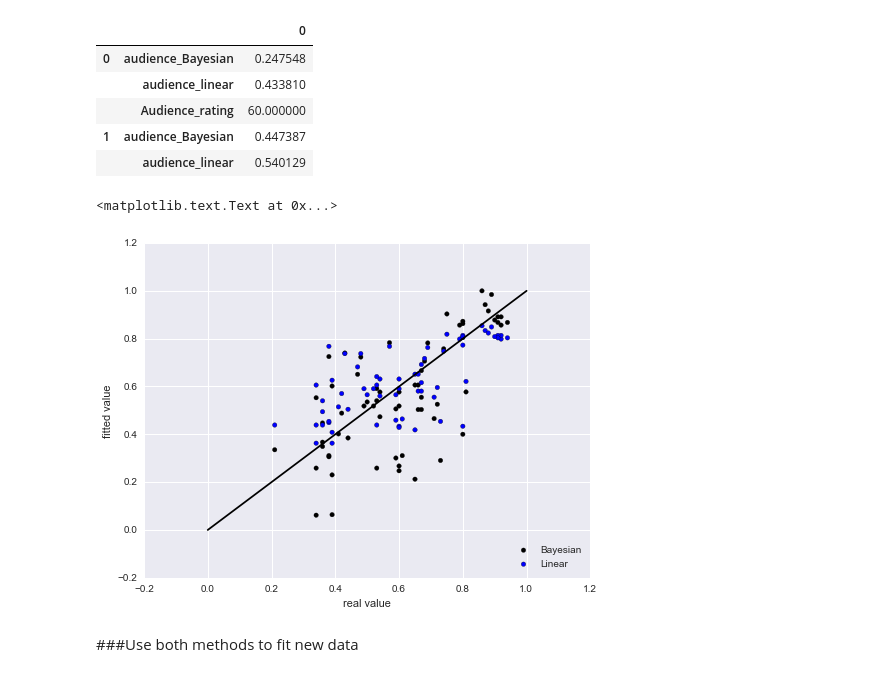
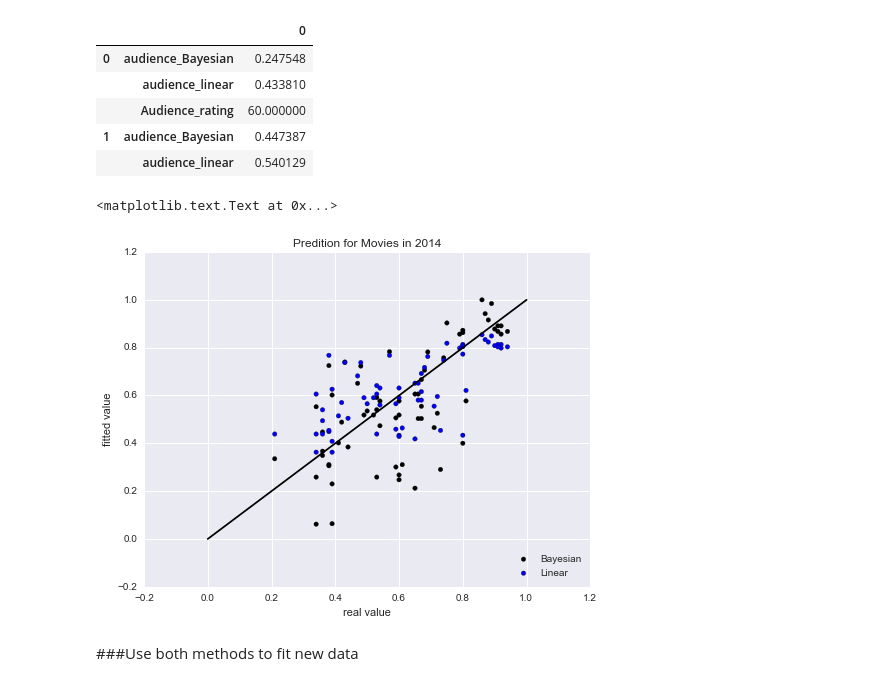
Before and after one commit to lantian2012/DataScience, a Jupyter notebook: Critics_Customer_Rating_Analysis.ipynb, the cells around one changed output. Cells and saved outputs as stored; diff of their text form; code cells hidden in the pictures.

Commit message:
fix plot

```diff
--- a/Critics_Customer_Rating_Analysis.ipynb
+++ b/Critics_Customer_Rating_Analysis.ipynb
@@ -229,14 +229,15 @@ test.head()
 # %%
 plt.figure(figsize=(8, 6), dpi=300)
 bayesian = plt.scatter(NewMovieTable.Audience_rating/100, audience_Bayesian, color='black')
 linear = plt.scatter(NewMovieTable.Audience_rating/100, audience_linear)
 plt.plot([0,1], [0,1], color='black')
 plt.legend((bayesian, linear), ('Bayesian', 'Linear'), loc='lower right')
 plt.xlabel('real value')
 plt.ylabel('fitted value')
+plt.title('Predition for Movies in 2014')
 # %% [output]
 <matplotlib.text.Text at 0x...>
-[figure, old version]
+[figure, new version]
 # %% [markdown]
 ###Use both methods to fit new data
 # %%
```
Also changed, not shown: parts of 1 cell of this notebook.
